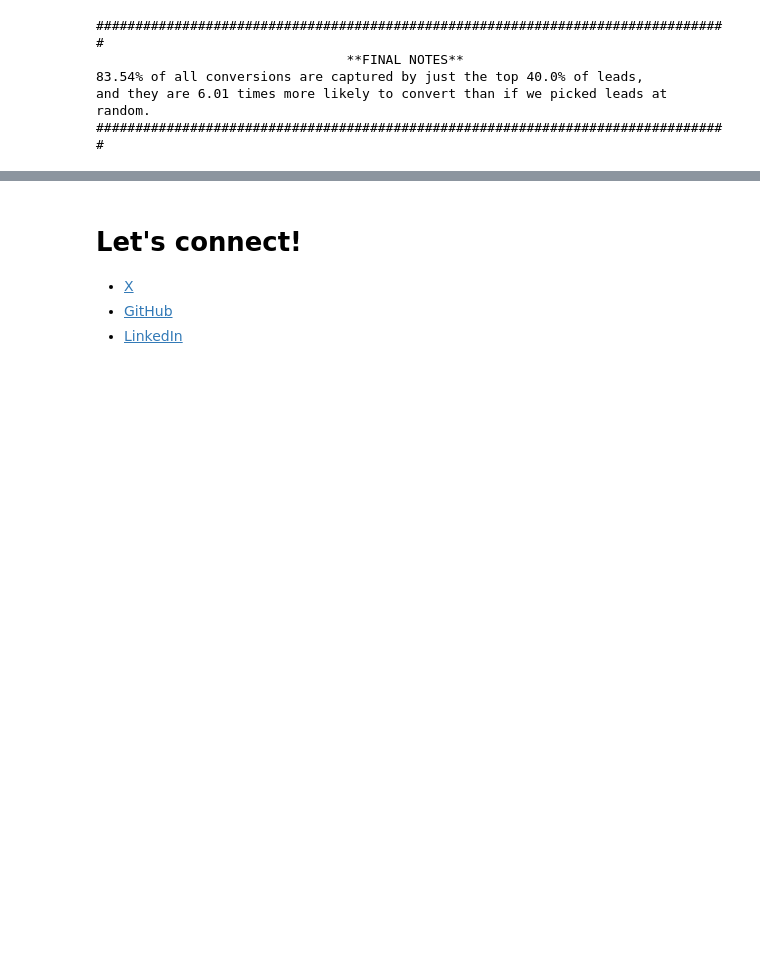
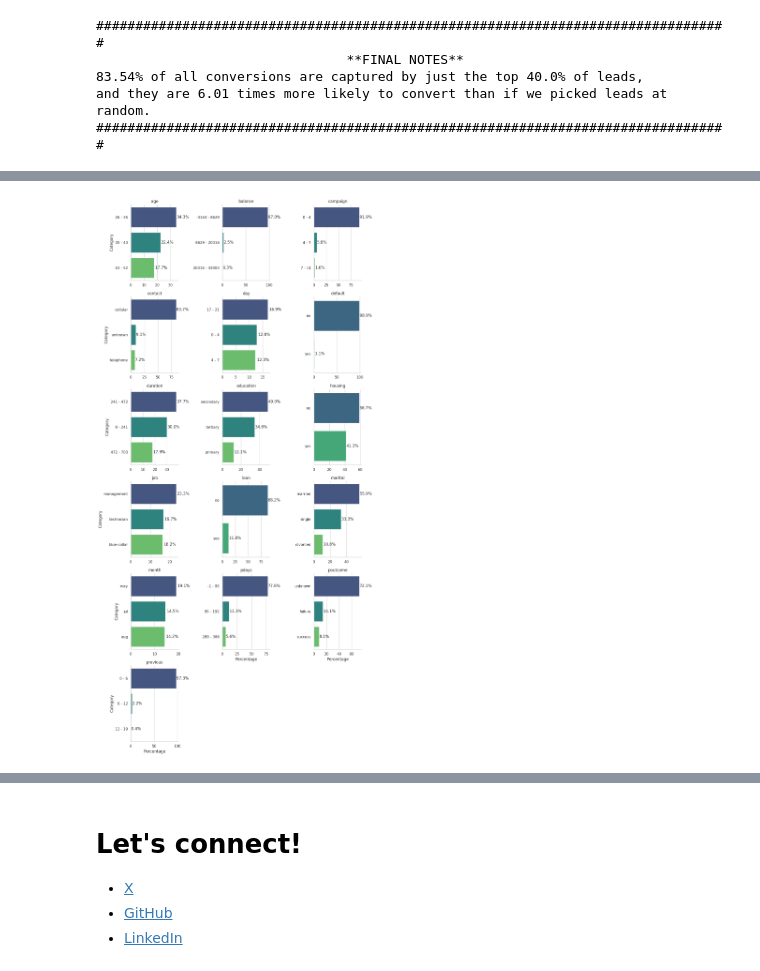
Before and after one commit to munas-git/BankCampaign-Propensity, a Jupyter notebook: term-deposits-optimal-marketing-targets.ipynb, the cells around one changed output, grey strips where cells are left out. Drawn from its saved outputs; the diff is of its cells as text; code cells hidden in the pictures; blank space fills up the shorter version.

```diff
--- a/term-deposits-optimal-marketing-targets.ipynb
+++ b/term-deposits-optimal-marketing-targets.ipynb
@@ -651,3 +719,24 @@ and they are 6.01 times more likely to convert than if we picked leads at random
+# %%
+sns.set(style = 'whitegrid')
+
+# Create the FacetGrid
+g = sns.FacetGrid(top_categories_df, col = 'column', col_wrap = 3, sharex = False,
+                  sharey = False, height = 4)
+g.map_dataframe(sns.barplot, x = 'percentage', y = 'category', palette = 'viridis')
+
+g.set_titles('{col_name}')
+g.set_axis_labels('Percentage', 'Category')
+
+# Annotate bars
+for ax in g.axes.flatten():
+    for p in ax.patches:
+        width = p.get_width()
+        ax.text(width + 0.5, p.get_y() + p.get_height() / 2, f'{width:.1f}%', va = 'center')
+
+plt.tight_layout()
+plt.show()
+# %% [output]
+[figure, added]
 # %% [markdown]
 # [Final Notes: Term Deposit Propensity Modeling](#Jump-To:)
 
```
Also changed, not shown: parts of 4 cells of this notebook.
